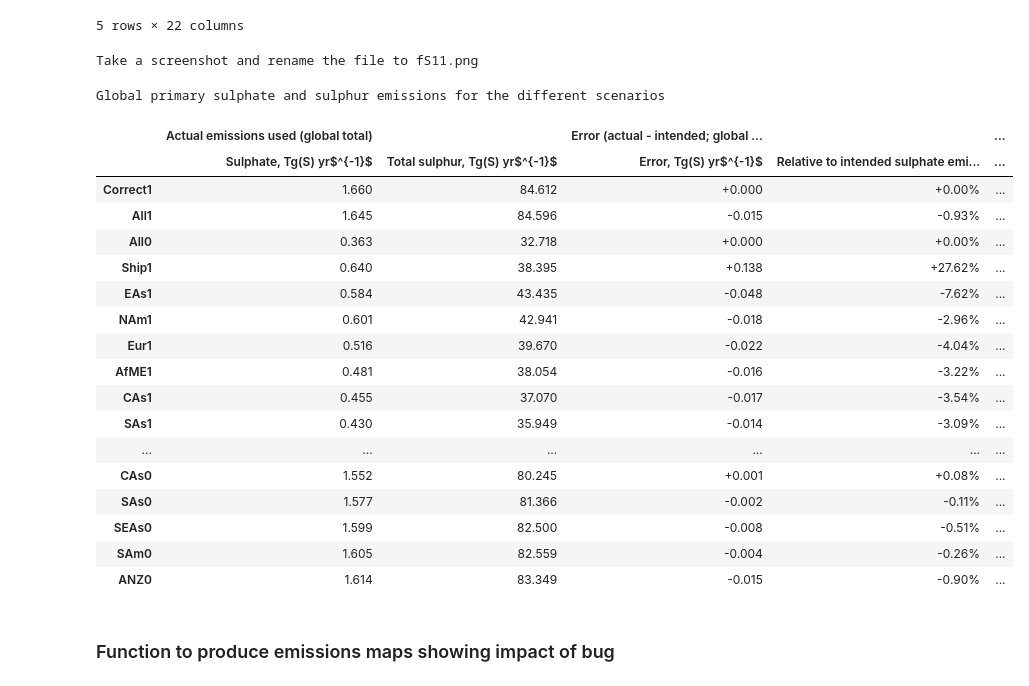
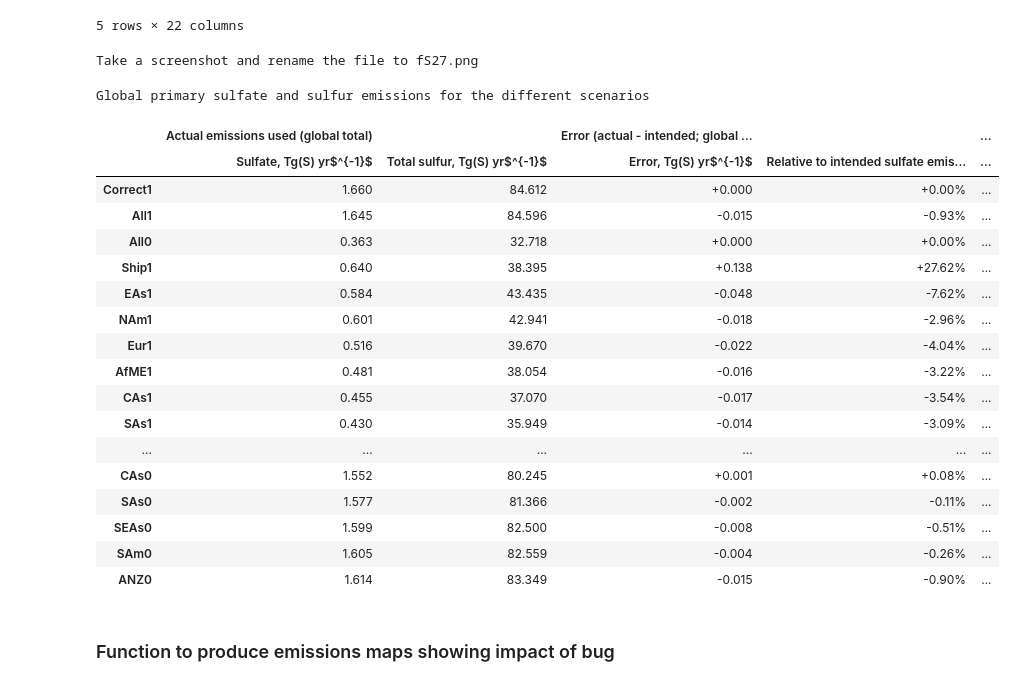
Before and after one commit to grandey/draft2017a-region-rfp, a Jupyter notebook: emissions_bug_draft2017a.ipynb, the cells around one changed output. Saved outputs shown, nothing was run; the diff lists cells and outputs as text; code cells hidden in the pictures.

```diff
--- a/emissions_bug_draft2017a.ipynb
+++ b/emissions_bug_draft2017a.ipynb
@@ -80,6 +80,6 @@ plt.rcParams['figure.dpi'] = 40  # reduce resolution of inline figures
 # Directory in which to save figures
 fig_dir = 'local/'
 # Initialise counters to keep track of figure numbers
-supp_figure_counter = 10
-# Note: supplementary figures 1-9 are produced by figures_draft2017a.ipynb
+supp_figure_counter = 26
+# Note: supplementary figures 1-25 are produced by figures_draft2017a.ipynb
 # %% [markdown]
@@ -89,19 +89,19 @@ supp_figure_counter = 10
 # %%
 # Get Correct1 (ie intended) emissions
-sulphate_dict = {}  # dictionary to hold global totals
+sulfate_dict = {}  # dictionary to hold global totals
 scenario = 'Hist_2000'
 for aer_mode in ['so4_a1', 'so4_a2']:  # accumulation mode or Aitken mode
     for surf_or_elev in ['surf', 'elev']:
         data = lib_draft2017a.load_emissions(aer_mode, surf_or_elev, scenario=scenario)
         data_sum = float(climapy.xr_area_weighted_stat(data, stat='sum')) / 1e12  # Tg(S)/yr
-        sulphate_dict['{}_{}'.format(aer_mode, surf_or_elev)] = data_sum
+        sulfate_dict['{}_{}'.format(aer_mode, surf_or_elev)] = data_sum
 # Dictionary containing emissions sources
 source_dict = {'so4_a1_surf': 'shipping, waste treatment, agricultural waste burning',
                'so4_a1_elev': 'energy, industry, wildfire',
                'so4_a2_surf': 'domestic, transport',
                'so4_a2_elev': 'continuous volcanic'}
 # Populate DataFrame
-sulphate_df = pd.DataFrame(columns=['Intended sources',
+sulfate_df = pd.DataFrame(columns=['Intended sources',
                                     'Actual sources used',
                                     'Intended emissions,<br>Tg(S) yr$^{-1}$',
                                     'Actual emissions used,<br>Tg(S) yr$^{-1}$',
@@ -110,23 +110,23 @@ for aer_mode, aer_mode_long in zip(['so4_a1', 'so4_a2'],
                                    ['Accumulation mode', 'Aitken mode']):
     for surf_or_elev, surf_or_elev_long in zip(['surf', 'elev'],
                                                ['surface', 'elevated']):
-        intended = sulphate_dict['{}_{}'.format(aer_mode, surf_or_elev)]
+        intended = sulfate_dict['{}_{}'.format(aer_mode, surf_or_elev)]
         intended_sources = source_dict['{}_{}'.format(aer_mode, surf_or_elev)]
         if aer_mode == 'so4_a2' and surf_or_elev == 'surf':
-            actual = sulphate_dict['so4_a1_surf']
+            actual = sulfate_dict['so4_a1_surf']
             actual_sources = source_dict['so4_a1_surf']
         else:
             actual = intended
             actual_sources = intended_sources
         error = actual - intended
-        sulphate_df = sulphate_df.append(
+        sulfate_df = sulfate_df.append(
                 pd.Series({'Intended sources': intended_sources,
                            'Actual sources used': actual_sources,
                            'Intended emissions,<br>Tg(S) yr$^{-1}$': intended,
                            'Actual emissions used,<br>Tg(S) yr$^{-1}$': actual,
                            'Error (actual - intended),<br>Tg(S) yr$^{-1}$': error},
                 name='{}, {}'.format(aer_mode_long, surf_or_elev_long)))
-sulphate_df
+sulfate_df
 # %% [output]
 |  | Intended sources | Actual sources used | Intended emissions,<br>Tg(S) yr$^... | Actual emissions used,<br>Tg(S) y... | ... |
 | Accumulation mode, surface | shipping, waste treatment, agricu... | shipping, waste treatment, agricu... | 0.141687 | 0.141687 | ... |
@@ -286,15 +286,15 @@ scenario_order = ['Correct1', 'All1', 'All0',
 table_df = table_df.loc[scenario_order]
 # Rename columns
 column_dict = {'so4_actual_globe': ('Actual emissions used (global total)',
-                                    'Sulphate,<br>Tg(S) yr$^{-1}$'),
+                                    'Sulfate,<br>Tg(S) yr$^{-1}$'),
                's_actual_globe': ('Actual emissions used (global total)',
-                                  'Total sulphur,<br>Tg(S) yr$^{-1}$'),
+                                  'Total sulfur,<br>Tg(S) yr$^{-1}$'),
                'so4_error_globe': ('Error (actual - intended; global total)',
                                    'Error,<br>Tg(S) yr$^{-1}$'),
                'so4_rel_error_globe': ('Error (actual - intended; global total)',
-                                       'Relative to intended sulphate emissions'),
+                                       'Relative to intended sulfate emissions'),
                's_rel_error_globe': ('Error (actual - intended; global total)',
-                                     'Relative to intended sulphur emissions'),
+                                     'Relative to intended sulfur emissions'),
                'so4_error_land': ('Error over land, ocean, and coastal regions',
                                   'Land-only error,<br>Tg(S) yr$^{-1}$'),
                'so4_error_ocean': ('Error over land, ocean, and coastal regions',
@@ -310,37 +310,37 @@ table_styler = table_df.style\
                        'props': [('text-align', 'center'),
                                  ('font-size', '150%')]}])\
     .format({column_dict['so4_actual_globe']: '{:.3f}',
              column_dict['s_actual_globe']: '{:.3f}',
              column_dict['so4_error_globe']: '{:+.3f}',
              column_dict['so4_rel_error_globe']: '{:+.2%}',
              column_dict['s_rel_error_globe']: '{:+.2%}',
              column_dict['so4_error_land']: '{:+.3f}',
              column_dict['so4_error_ocean']: '{:+.3f}',
              column_dict['so4_error_coastal']: '{:+.3f}'})\
     .bar(align='left', color=['#D6EAF8', '#FDEBD0'], width=98,
          subset=[column_dict['so4_actual_globe'], column_dict['s_actual_globe']])\
     .set_properties(**{'text-align': 'center', 'width': '3.5cm',
                        'font-size': '10pt'})
 # Specify bars for the errors
 for land_or_ocean in ['globe', 'land', 'ocean', 'coastal']:
     max_abs_value = table_df[column_dict['so4_error_{}'.format(land_or_ocean)]].abs().max()
     width = max_abs_value / 0.154 * 100  # scale bars to same scale
     table_styler = table_styler.bar(subset=[column_dict['so4_error_{}'.format(land_or_ocean)]],
                                     align='zero', color=['#D6EAF8', '#FADBD8'],
                                     width=width)
 # Add a caption
-caption = 'Global primary sulphate and sulphur emissions for the different scenarios'
+caption = 'Global primary sulfate and sulfur emissions for the different scenarios'
 table_styler = table_styler.set_caption(caption)
 # Display the table - and print reminder to take screenshot
 # Note: the table may not be properly rendered when viewed on GitHub
 print('Take a screenshot and rename the file to fS{:02}.png'.format(supp_figure_counter))
 supp_figure_counter += 1
 table_styler
 # %% [output]
-Take a screenshot and rename the file to fS11.png
+Take a screenshot and rename the file to fS27.png
-Global primary sulphate and sulphur emissions for the different scenarios
+Global primary sulfate and sulfur emissions for the different scenarios
 |  | Actual emissions used (global total) |  | Error (actual - intended; global ... |  | ... |
-|  | Sulphate, Tg(S) yr$^{-1}$ | Total sulphur, Tg(S) yr$^{-1}$ | Error, Tg(S) yr$^{-1}$ | Relative to intended sulphate emi... | ... |
+|  | Sulfate, Tg(S) yr$^{-1}$ | Total sulfur, Tg(S) yr$^{-1}$ | Error, Tg(S) yr$^{-1}$ | Relative to intended sulfate emis... | ... |
 | Correct1 | 1.660 | 84.612 | +0.000 | +0.00% | ... |
 | All1 | 1.645 | 84.596 | -0.015 | -0.93% | ... |
 | All0 | 0.363 | 32.718 | +0.000 | +0.00% | ... |
```
Also changed, not shown: parts of 32 cells of this notebook.
